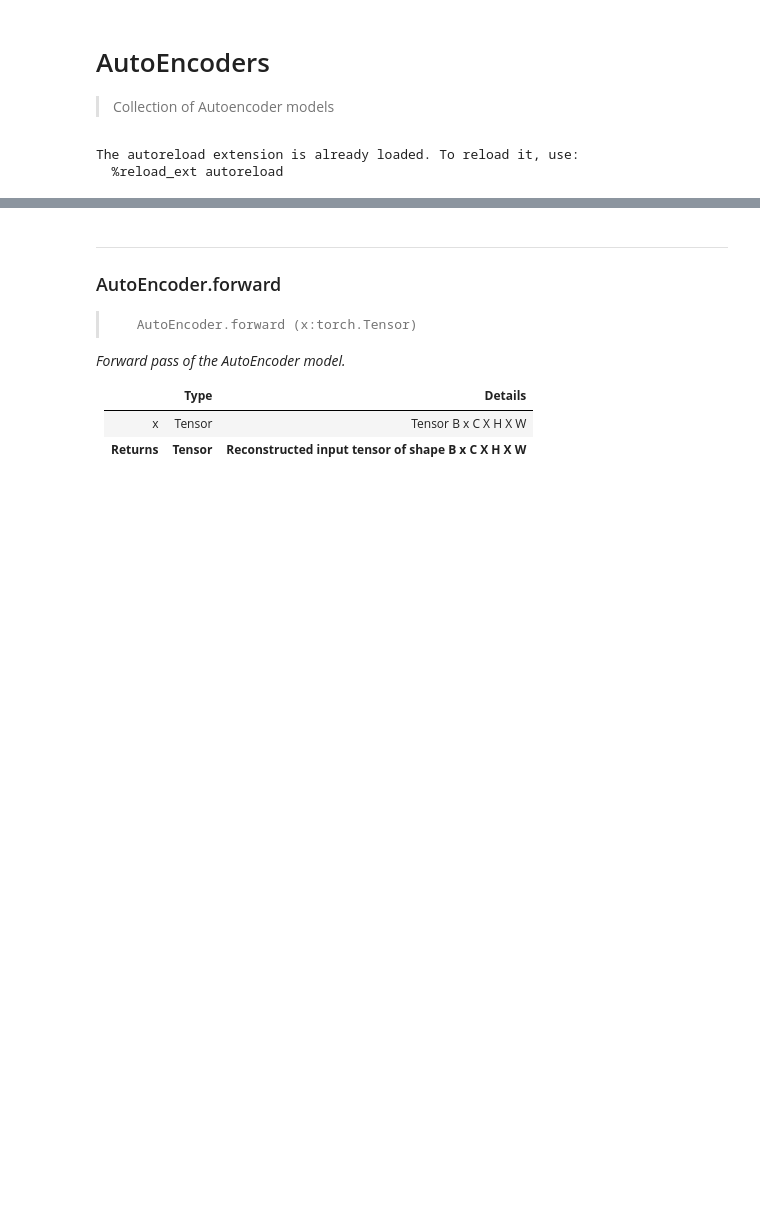
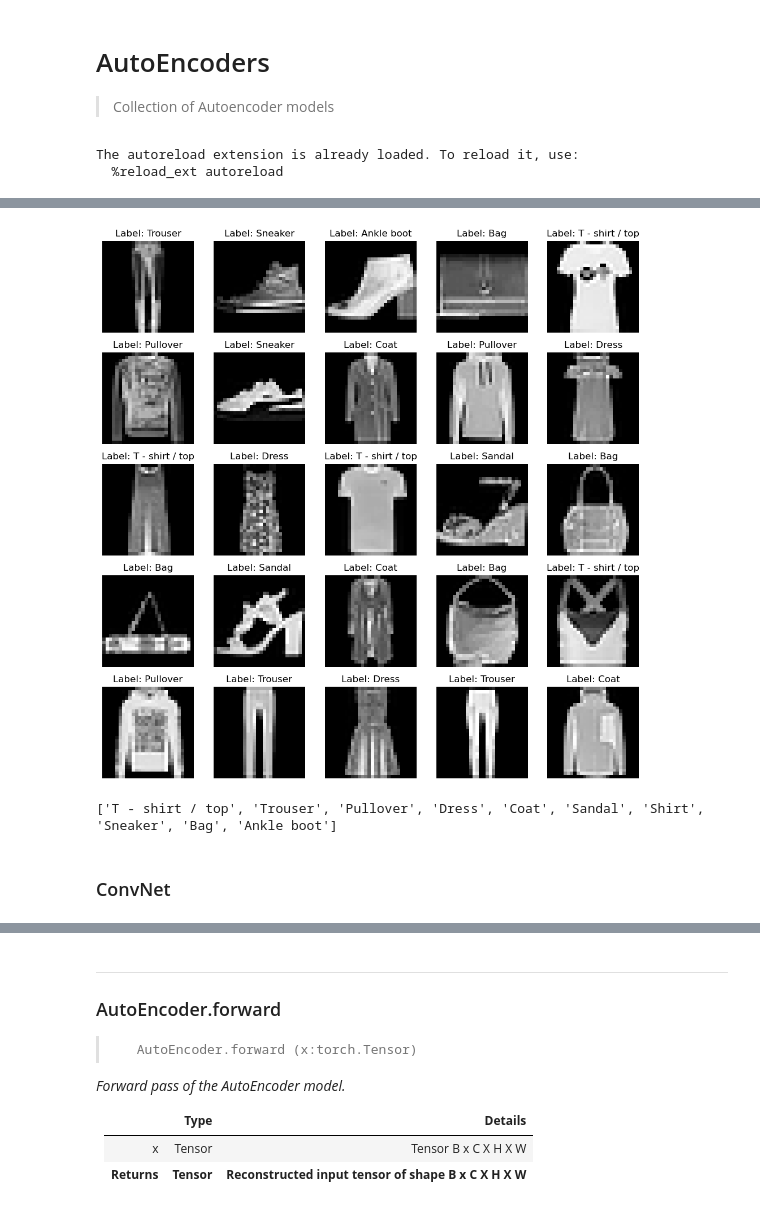
Before and after one commit to slegroux/nimrod, a Jupyter notebook: nbs/models.autoencoders.ipynb, the cells around one changed output, grey strips where cells are left out. Drawn from its saved outputs; the diff is of its cells as text; code cells hidden in the pictures; blank space fills up the shorter version.

```diff
--- a/nbs/models.autoencoders.ipynb
+++ b/nbs/models.autoencoders.ipynb
@@ -109,2 +61,12 @@ print(dm.num_classes)
 10
+# %%
+dm.show_grid(5,5)
+# %% [output]
+[figure, added]
+# %%
+print(dm.label_names)
+# %% [output]
+['T - shirt / top', 'Trouser', 'Pullover', 'Dress', 'Coat', 'Sandal', 'Shirt', 'Sneaker', 'Bag', 'Ankle boot']
+# %% [markdown]
+### ConvNet
 # %%
```
Also changed, not shown: parts of 15 cells of this notebook, 9 other files.
